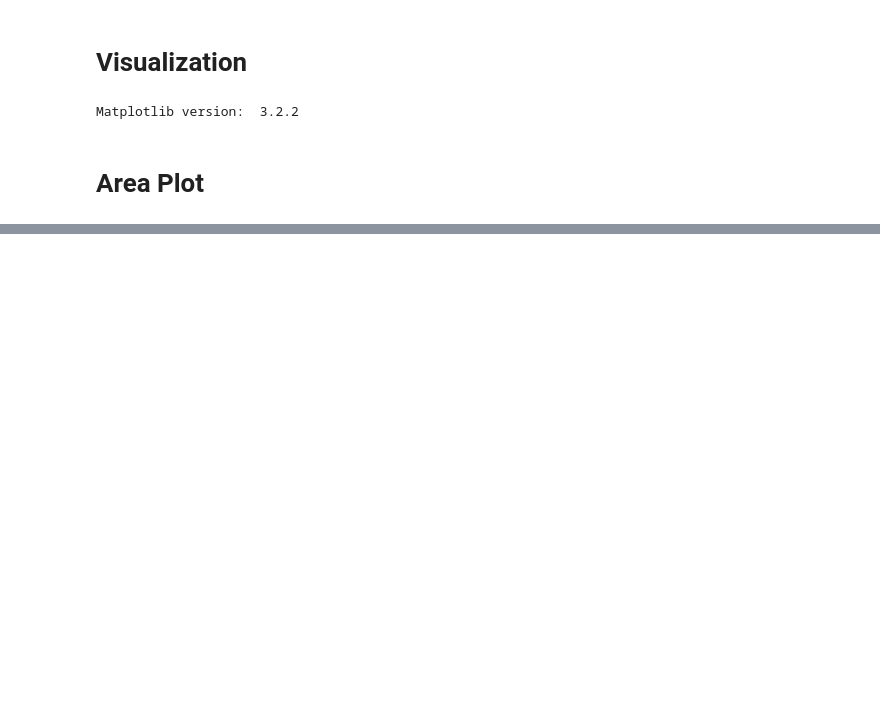
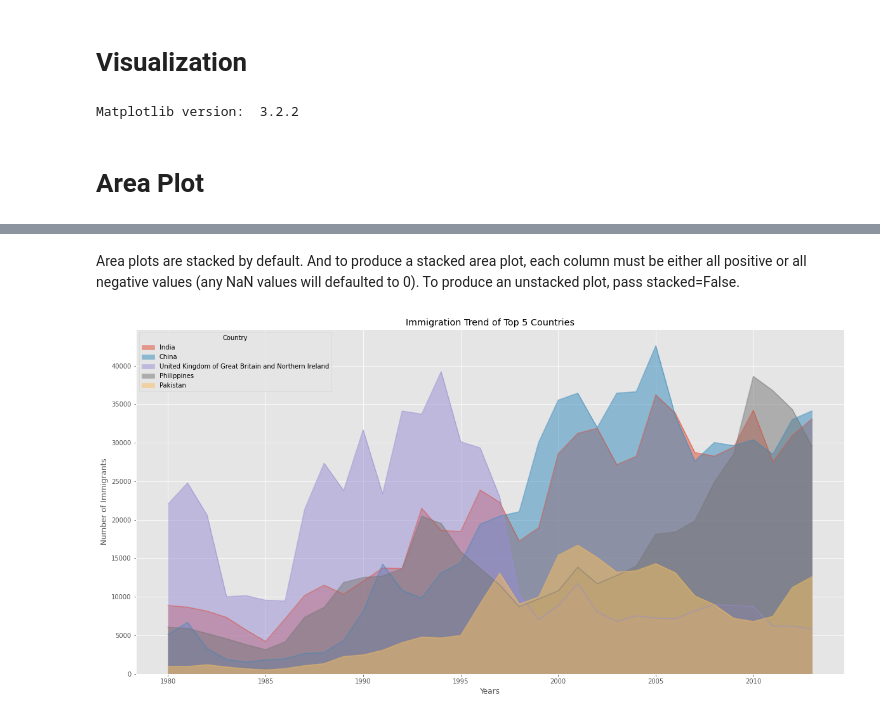
Before and after one commit to abdulfataiameen/canadian_immigration_trend_visualization, a Jupyter notebook: Data_visualization_ibm_week2.ipynb, the cells around one changed output, grey strips where cells are left out. Saved outputs shown, nothing was run; the diff lists cells and outputs as text; code cells hidden in the pictures; blank space fills up the shorter version.

```diff
--- a/Data_visualization_ibm_week2.ipynb
+++ b/Data_visualization_ibm_week2.ipynb
@@ -109,3 +109,9 @@ df_canada.head()
 print ('data dimensions:', df_canada.shape)
 # %% [output]
 data dimensions: (195, 38)
+# %%
+# finally, let's create a list of years from 1980 - 2013
+# this will come in handy when we start plotting the data
+years = list(map(str, range(1980, 2014)))
+
+years
@@ -128,0 +155,10 @@ Matplotlib version:  3.2.2
+# %%
+df_canada.sort_values(['Total'], ascending=False, axis=0, inplace=True)
+
+# get the top 5 entries
+df_top5 = df_canada.head()
+
+# transpose the dataframe
+df_top5 = df_top5[years].transpose()
+
+df_top5.head()
@@ -128,0 +172,16 @@ Matplotlib version:  3.2.2
+# %% [markdown]
+Area plots are stacked by default. And to produce a stacked area plot, each column must be either all positive or all negative values (any NaN values will defaulted to 0). To produce an unstacked plot, pass stacked=False.
+# %%
+df_top5.index = df_top5.index.map(int) # let's change the index values of df_top5 to type integer for plotting
+df_top5.plot(kind='area',
+             stacked=False,
+             figsize=(20, 10), # pass a tuple (x, y) size
+             )
+
+plt.title('Immigration Trend of Top 5 Countries')
+plt.ylabel('Number of Immigrants')
+plt.xlabel('Years')
+
+plt.show()
+# %% [output]
+[figure, added]
```
Also changed, not shown: parts of 6 cells of this notebook.
